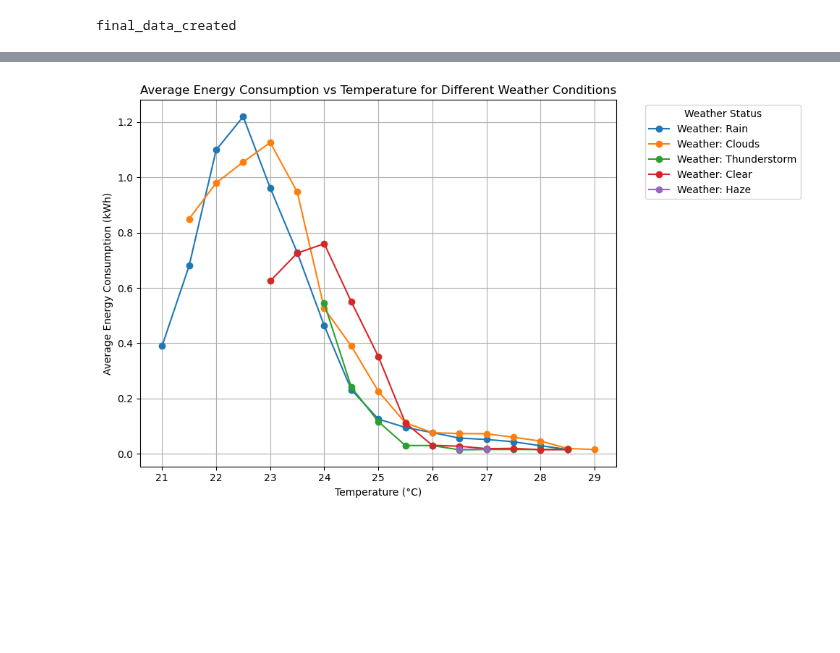
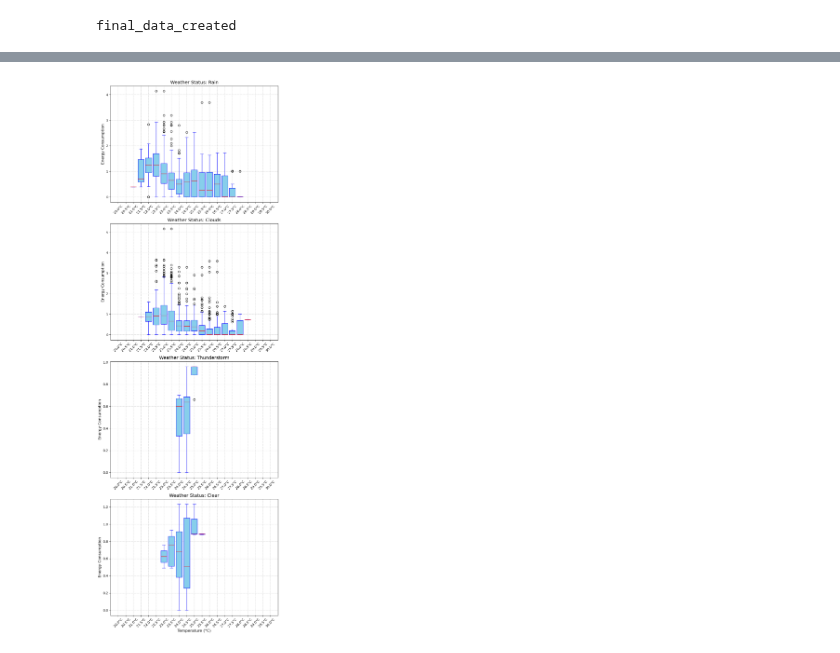
Before and after one commit to AYunYang/AI_trial, a Jupyter notebook: Data analysis/analysis_1.ipynb, the cells around one changed output, grey strips where cells are left out. Saved outputs shown, nothing was run; the diff lists cells and outputs as text; code cells hidden in the pictures; blank space fills up the shorter version.

```diff
--- a/Data analysis/analysis_1.ipynb
+++ b/Data analysis/analysis_1.ipynb
@@ -253,47 +301,70 @@ final_data.to_csv("updated_test.csv", index=False)
 # %% [output]
 final_data_created
 # %%
-unique_weather_statuses = final_data["weather_status"].unique()
-print(unique_weather_statuses)
-# Temperature range for 20 to 29
+import matplotlib.pyplot as plt
+import numpy as np
+
+max_energy_consumption = 50  # Adjust this value based on your data
+
+# Define unique weather statuses and temperature range
+unique_weather_statuses = aircon_status_result["weather_status"].unique()
 temperature_values = np.around(np.arange(20, 30.5, 0.5), decimals=1)
 
-# Initialize a plot
-plt.figure(figsize=(10, 6))
+# Initialize a figure with subplots for each weather status
+num_statuses = len(unique_weather_statuses)
+fig, axes = plt.subplots(num_statuses, 1, figsize=(8, 6 * num_statuses), sharex=False)
 
-# Loop through each unique weather status
-for status in unique_weather_statuses:
-    weather_data = final_data[final_data["weather_status"] == status]
+# Ensure axes is iterable in case of single weather status
+if num_statuses == 1:
+    axes = [axes]
 
-    # List to store average energy consumption for each temperature value
-    avg_energy_consumption = []
+# Loop through unique weather statuses and their corresponding axes
+for i, (status, ax) in enumerate(zip(unique_weather_statuses, axes)):
+    if status == "HAZE":
+        continue
+    weather_data = aircon_status_result[aircon_status_result["weather_status"] == status]
 
-    # Loop through temperature values and calculate average energy consumption
+    # Prepare a list to store energy consumption data for each temperature bin
+    energy_consumption_data = []
+
+    # Loop through temperature values
     for temp in temperature_values:
-        # Filter the data for temperatures in the range ±0.5°C of the current temperature value
-        temp_data = weather_data[(weather_data['temperature'] >= (temp - 0.5)) &
-                                 (weather_data['temperature'] <= (temp + 0.5))]
+        # Filter data for current temperature bin
+        temp_data = weather_data[
+            (weather_data['temperature'] >= (temp - 0.5)) &
+            (weather_data['temperature'] <= (temp + 0.5))
+        ]
+        temp_data = temp_data[temp_data["energy_consumption"] < max_energy_consumption]
 
-        # If data exists for this temperature, calculate average energy consumption
-        if not temp_data.empty:
-            avg_energy = temp_data['energy_consumption'].mean()
-            avg_energy_consumption.append(avg_energy)
-        else:
-            avg_energy_consumption.append(np.nan)  # No data, add NaN
+        # Append energy consumption values for the bin
+        energy_consumption_data.append(temp_data['energy_consumption'].values)
 
-    # Plot the data for the current weather status
-    plt.plot(temperature_values, avg_energy_consumption, label=f"Weather: {status}", marker='o')
+    # Create a box plot for the current weather status
+    ax.boxplot(
+        energy_consumption_data,
+        positions=temperature_values,
+        widths=0.4,
+        patch_artist=True,
+        boxprops=dict(facecolor='skyblue', color='blue'),
+        medianprops=dict(color='red'),
+        whiskerprops=dict(color='blue'),
+        capprops=dict(color='blue')
+    )
 
-# Add labels and title
-plt.xlabel('Temperature (°C)')
-plt.ylabel('Average Energy Consumption (kWh)')
-plt.title('Average Energy Consumption vs Temperature for Different Weather Conditions')
+    # Set the title and labels for the current subplot
+    ax.set_title(f"Weather Status: {status}", fontsize=14)
+    ax.set_ylabel('Energy Consumption', fontsize=12)
+    ax.grid(True, linestyle='--', alpha=0.6)
 
-# Add grid and legend
-plt.grid(True)
-plt.legend(title='Weather Status', bbox_to_anchor=(1.05, 1), loc='upper left')
+    ax.set_xticks(temperature_values)
+    ax.set_xticklabels([f"{temp}°C" for temp in temperature_values], rotation=45, fontsize=10)
 
-# Show the plot
+
+# Set the shared x-label for the entire figure
+axes[-1].set_xlabel('Temperature (°C)', fontsize=12)
+
+plt.subplots_adjust(hspace=0.4)  # Reduce vertical spacing
+
 plt.tight_layout()
 plt.show()
 # %% [output]
@@ -301 +371 @@ plt.show()
-[figure, old version]
+[figure, new version]
```
Also changed, not shown: parts of 6 cells of this notebook.
